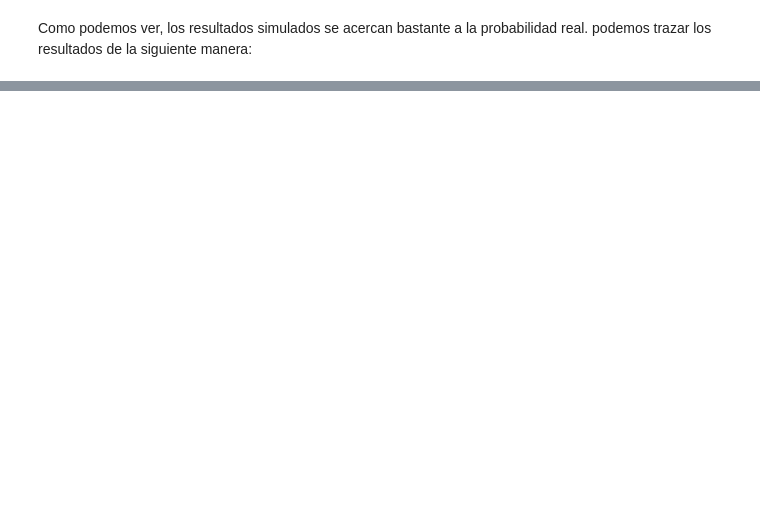
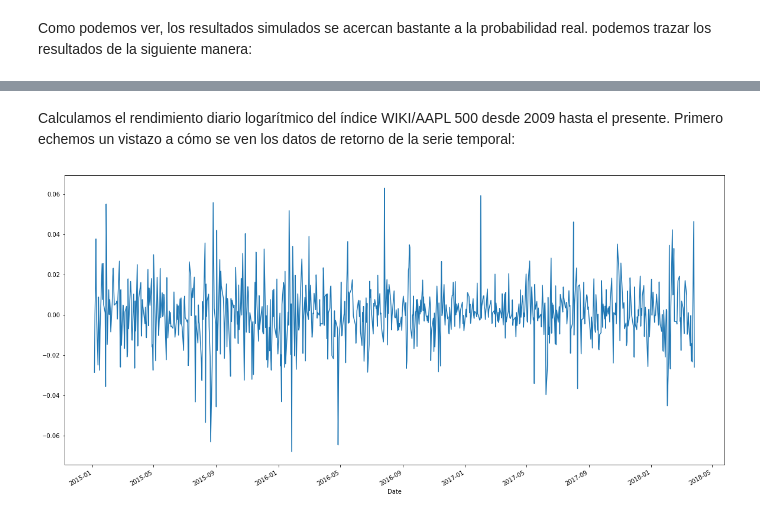
Before and after one commit to gapuentesr/MetNumUN2021I, a Jupyter notebook: Lab4/gapuentesrtutorial7.ipynb, the cells around one changed output, grey strips where cells are left out. Saved outputs shown, nothing was run; the diff lists cells and outputs as text; code cells hidden in the pictures; blank space fills up the shorter version.

```diff
--- a/Lab4/gapuentesrtutorial7.ipynb
+++ b/Lab4/gapuentesrtutorial7.ipynb
@@ -146,0 +180,8 @@ plt.show()
+# %%
+!pip install quandl
+import quandl
+quandl.ApiConfig.api_key = 'tnCnvFmEqC5qH9fr-2Ey'
+spy_table = quandl.get('WIKI/AAPL')
+spy = spy_table.loc['2015':'2021',['Open','Close']]
+spy['log_return'] = np.log(spy.Close).diff()
+spy = spy.dropna()
@@ -146,0 +202,8 @@ plt.show()
+# %% [markdown]
+Calculamos el rendimiento diario logarítmico del índice WIKI/AAPL 500 desde 2009 hasta el presente. Primero echemos un vistazo a cómo se ven los datos de retorno de la serie temporal:
+# %%
+plt.figure(figsize = (20,10))
+spy.log_return.plot()
+plt.show()
+# %% [output]
+[figure, added]
```
Also changed, not shown: parts of 18 cells of this notebook.
